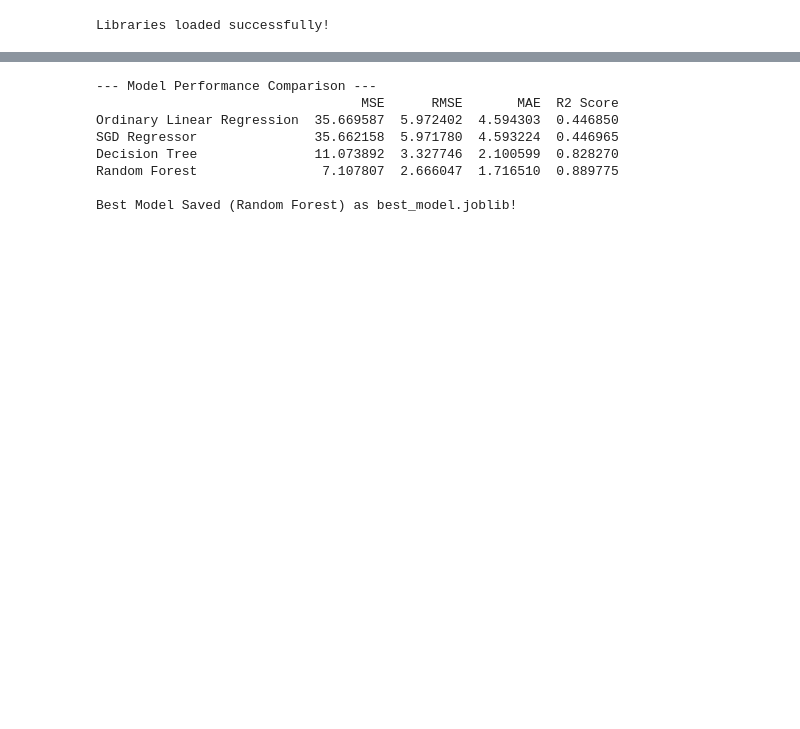
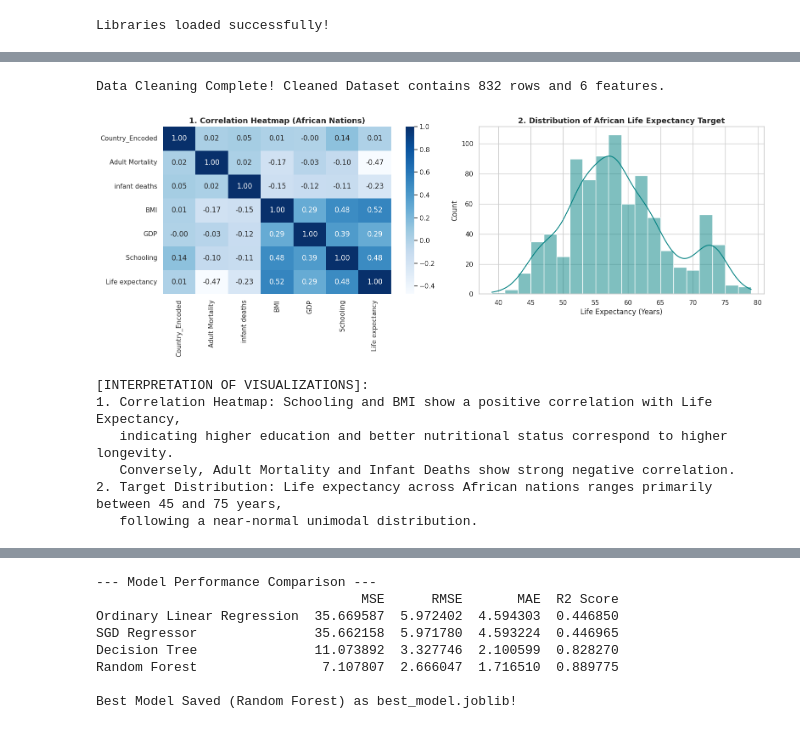
Before and after one commit to kgakwaya/linear_regression_model, a Jupyter notebook: summative/linear_regression/multivariate.ipynb, the cells around one changed output, grey strips where cells are left out. Drawn from its saved outputs; the diff is of its cells as text; code cells hidden in the pictures; blank space fills up the shorter version.

```diff
--- a/summative/linear_regression/multivariate.ipynb
+++ b/summative/linear_regression/multivariate.ipynb
@@ -148 +49,74 @@ Successfully encoded 52 African countries.
+# %%
+# ==============================================================================
+# CELL 3: Step 3 - Handle Duplicates, Missing Values & Label Encoding
+# ==============================================================================
+if africa_df.duplicated().sum() > 0:
+    africa_df.drop_duplicates(inplace=True)
+
+numeric_cols = ['Life expectancy', 'Adult Mortality', 'infant deaths', 'BMI', 'GDP', 'Schooling']
+for col in numeric_cols:
+    if africa_df[col].isnull().sum() > 0:
+        median_val = africa_df[col].median()
+        africa_df[col] = africa_df[col].fillna(median_val)
+
+le_country = LabelEncoder()
+africa_df['Country_Encoded'] = le_country.fit_transform(africa_df['Country'])
+joblib.dump(le_country, 'country_encoder.joblib')
+
+features = ['Country_Encoded', 'Adult Mortality', 'infant deaths', 'BMI', 'GDP', 'Schooling']
+target = 'Life expectancy'
+
+X = africa_df[features]
+y = africa_df[target]
+print(f"Data Cleaning Complete! Cleaned Dataset contains {len(africa_df)} rows and {len(features)} features.")
+# %% [output]
+Data Cleaning Complete! Cleaned Dataset contains 832 rows and 6 features.
+# %%
+# ==============================================================================
+# CELL 4: Step 4 - Exploratory Visualizations & Feature Interpretation
+# (CRITICAL FOR 8/8 RUBRIC POINTS)
+# ==============================================================================
+fig, axes = plt.subplots(1, 2, figsize=(16, 6))
+
+# Visualization 1: Feature Correlation Heatmap
+sns.heatmap(
+    africa_df[features + [target]].corr(),
+    annot=True,
+    cmap='Blues',
+    fmt=".2f",
+    ax=axes[0]
+)
+axes[0].set_title("1. Correlation Heatmap (African Nations)", fontsize=13, fontweight='bold')
+
+# Visualization 2: Target Variable Distribution
+sns.histplot(
+    y,
+    kde=True,
+    color='teal',
+    bins=20,
+    ax=axes[1]
+)
+axes[1].set_title("2. Distribution of African Life Expectancy Target", fontsize=13, fontweight='bold')
+axes[1].set_xlabel("Life Expectancy (Years)")
+
+plt.tight_layout()
+plt.show()
+
+# --- Feature Engineering & Correlation Interpretation ---
+print("""
+[INTERPRETATION OF VISUALIZATIONS]:
+1. Correlation Heatmap: Schooling and BMI show a positive correlation with Life Expectancy,
+   indicating higher education and better nutritional status correspond to higher longevity.
+   Conversely, Adult Mortality and Infant Deaths show strong negative correlation.
+2. Target Distribution: Life expectancy across African nations ranges primarily between 45 and 75 years,
+   following a near-normal unimodal distribution.
+""")
+# %% [output]
+[figure, added]
+[INTERPRETATION OF VISUALIZATIONS]:
+1. Correlation Heatmap: Schooling and BMI show a positive correlation with Life Expectancy,
+   indicating higher education and better nutritional status correspond to higher longevity.
+   Conversely, Adult Mortality and Infant Deaths show strong negative correlation.
+2. Target Distribution: Life expectancy across African nations ranges primarily between 45 and 75 years,
+   following a near-normal unimodal distribution.
 # %%
```
Also changed, not shown: parts of 13 cells of this notebook, 5 other files.
